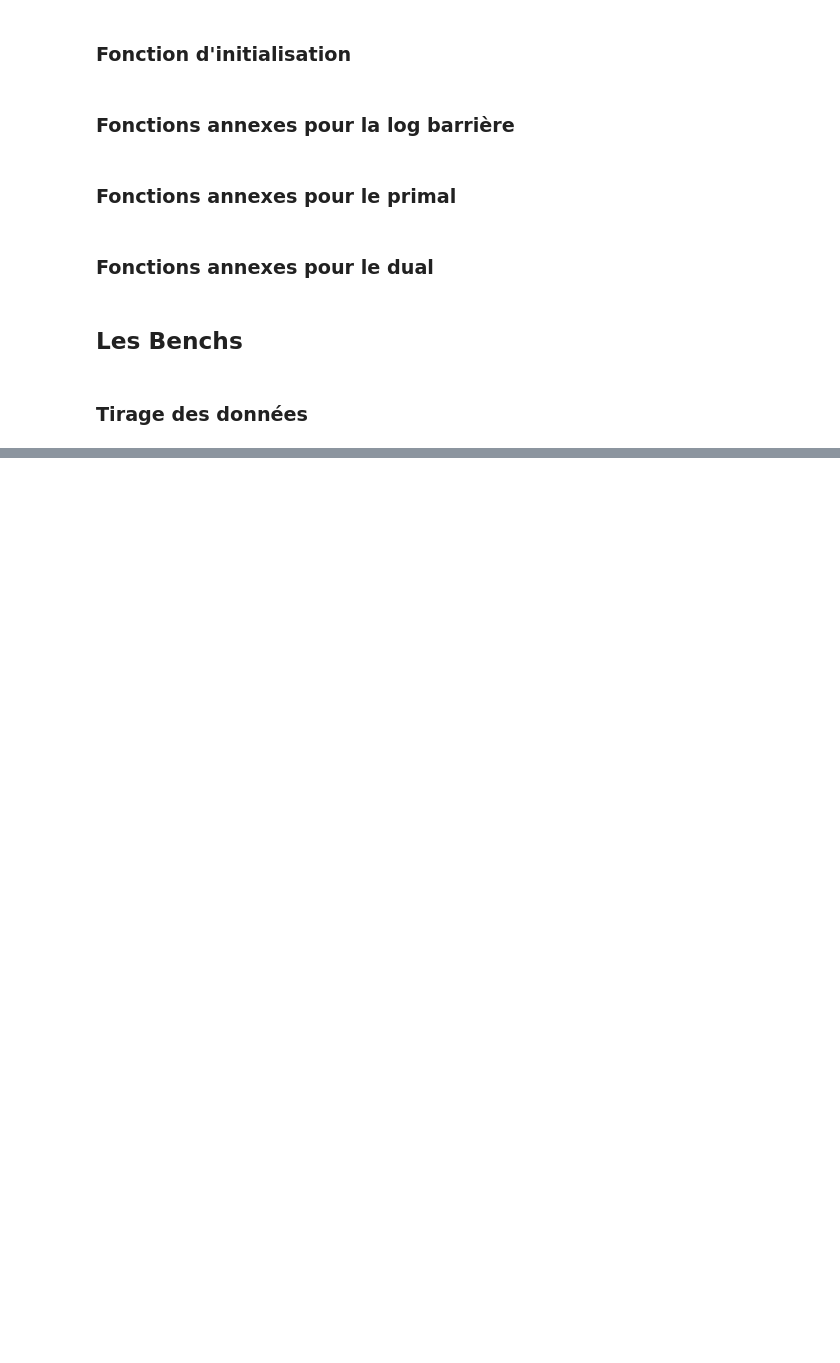
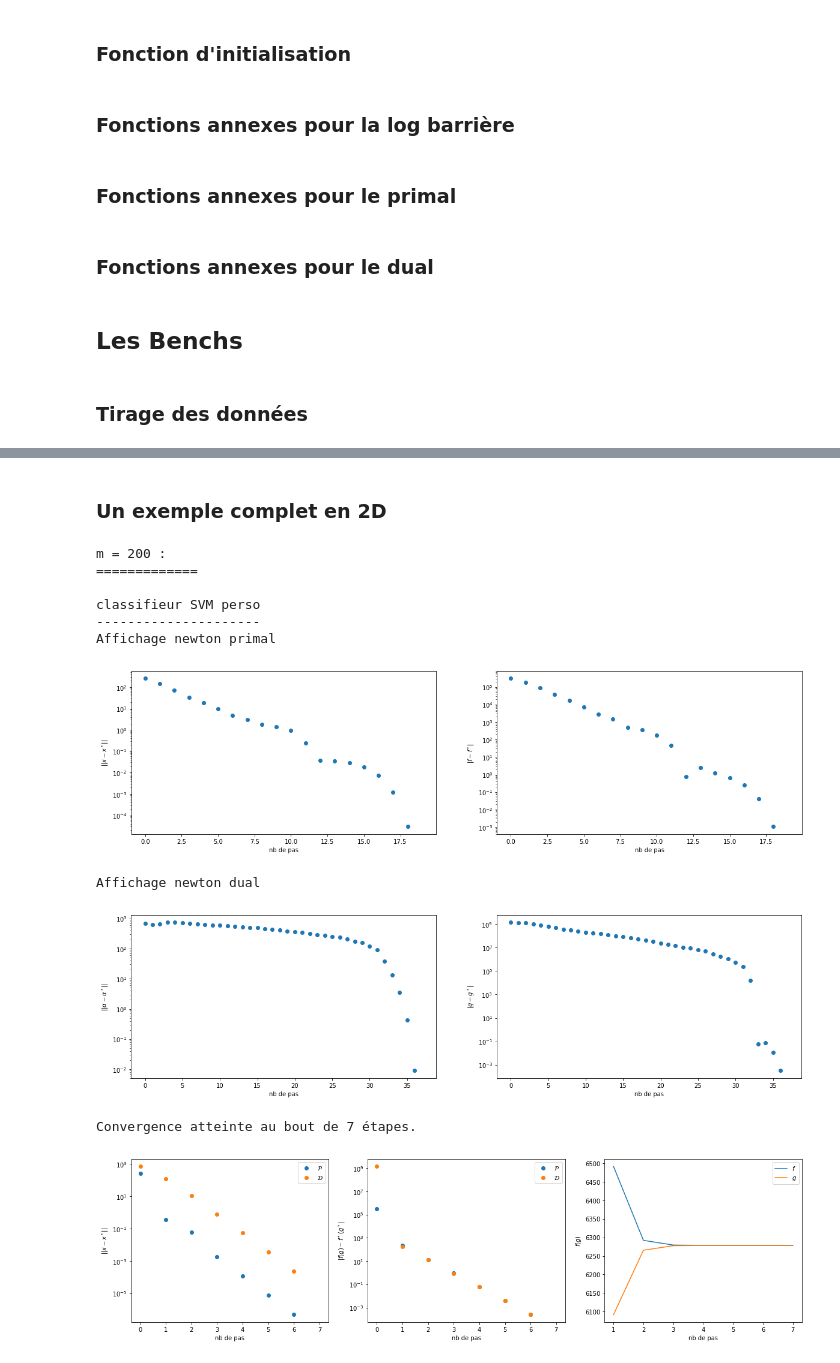
Before and after one commit to Meleagant/SVM, a Jupyter notebook: projet.ipynb, the cells around one changed output, grey strips where cells are left out. Cells and saved outputs as stored; diff of their text form; code cells hidden in the pictures; blank space fills up the shorter version.

```diff
--- a/projet.ipynb
+++ b/projet.ipynb
@@ -265,8 +276,8 @@ def getModel(x,y,C):
     h0 = np.concatenate((np.ones((n,1)), np.zeros((m,1))), axis = 0)
     Ch1 = C*np.concatenate((np.zeros((n,1)), np.ones((m,1))), axis = 0)
     for i in range(m): # Opti possible: np.eyes
-        A[i,i+3] = -1
-        A[i+m,i+3] = -1
+        A[i,i+n] = -1
+        A[i+m,i+n] = -1
 
     # Calcul pour le dual
     XX = np.dot(x,x.T)
@@ -566 +570,13 @@ def tirerBench(m, σ, μ0, μ1, Σ0, Σ1, prnt = False):
+# %%
+def get_classSK(x, y, C, timer = False):
+    clf = svm.SVC(kernel='linear', C = C)
+    newx = x[:,0:2]
+    newy = np.reshape(y,(y.shape[0]))
+    if timer:
+        %time clf.fit(newx, newy)
+    else:
+        clf.fit(newx, newy)
+    wSK = clf.coef_[0]
+    wSK = np.array([[wSK[0]],[wSK[1]],[clf.intercept_[0]]])
+    return wSK
 # %%
@@ -724,0 +601,64 @@ Wall time: 1.77 s
+# %% [markdown]
+### Un exemple complet en 2D
+# %%
+C = 100
+μ0 = np.array([-5, 0])
+μ1 = np.array([5, 0])
+σ = np.array([2,15])
+Σ0 = R(2*np.pi/6)
+Σ1 = R(2*np.pi/6)
+
+m = 200
+x, y, x0, x1 = tirerBench(m, σ, μ0, μ1, Σ0, Σ1)
+print("m = "+str(m)+str(" :"))
+print("=============")
+x, y, x0, x1 = tirerBench(m, σ, μ0, μ1, Σ0, Σ1)
+
+print("\nclassifieur SVM perso")
+print("---------------------")
+plt.rcParams["figure.figsize"] = (20,5)
+t0 = time.time()
+%time w = get_class(x, y, C, prnt = True)
+dt = time.time() -t0
+print("Le score est "+str(score(x,y,w)))
+# print("Classifieur calculé en "+str(dt)+" s.")
+T += [dt]
+
+print("\nclassifieur SVM libstd")
+print("----------------------")
+wSK = get_classSK(x, y, C,timer = True)
+print("Le score est "+str(score(x,y,wSK)))
+Tsk += [dt]
+
+# On affiche les classifieurs
+print("\nComparaison")
+print("-----------")
+print("||w-wSK|| = "+str(np.linalg.norm(w-wSK)))
+
+plt.rcParams["figure.figsize"] = (20,20)
+xmin , xmax = np.min(x[:,0]) , np.max(x[:,0])
+ymin , ymax = np.min(x[:,1]) , np.max(x[:,1])
+
+plt.scatter(x0[:,0],x0[:,1],s=20,color="blue",label="label -1")
+plt.scatter(x1[:,0],x1[:,1],s=20,color="green",label="label 1")
+
+
+printClassificateur(w,xmax,xmin,ymax,ymin,"classif libstd")
+printClassificateur(wSK,xmax,xmin,ymax,ymin,"classifSK")
+
+plt.ylim(ymin-1,ymax+1)
+plt.xlim(xmin-1,xmax+1)
+plt.legend()
+plt.show()
+# %% [output]
+m = 200 :
+=============
+
+classifieur SVM perso
+---------------------
+Affichage newton primal
+[figure, added]
+Affichage newton dual
+[figure, added]
+Convergence atteinte au bout de 7 étapes.
+[figure, added]
```
Also changed, not shown: parts of 15 cells of this notebook.
